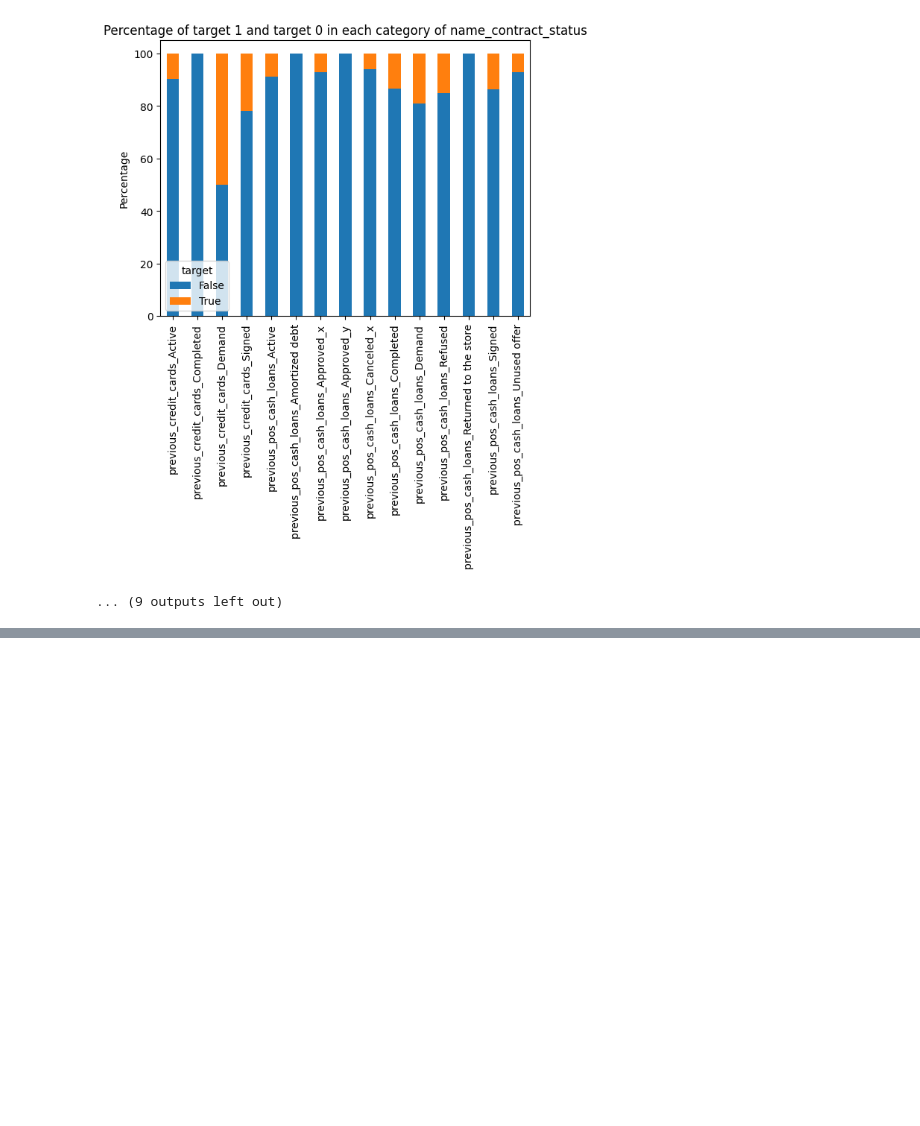
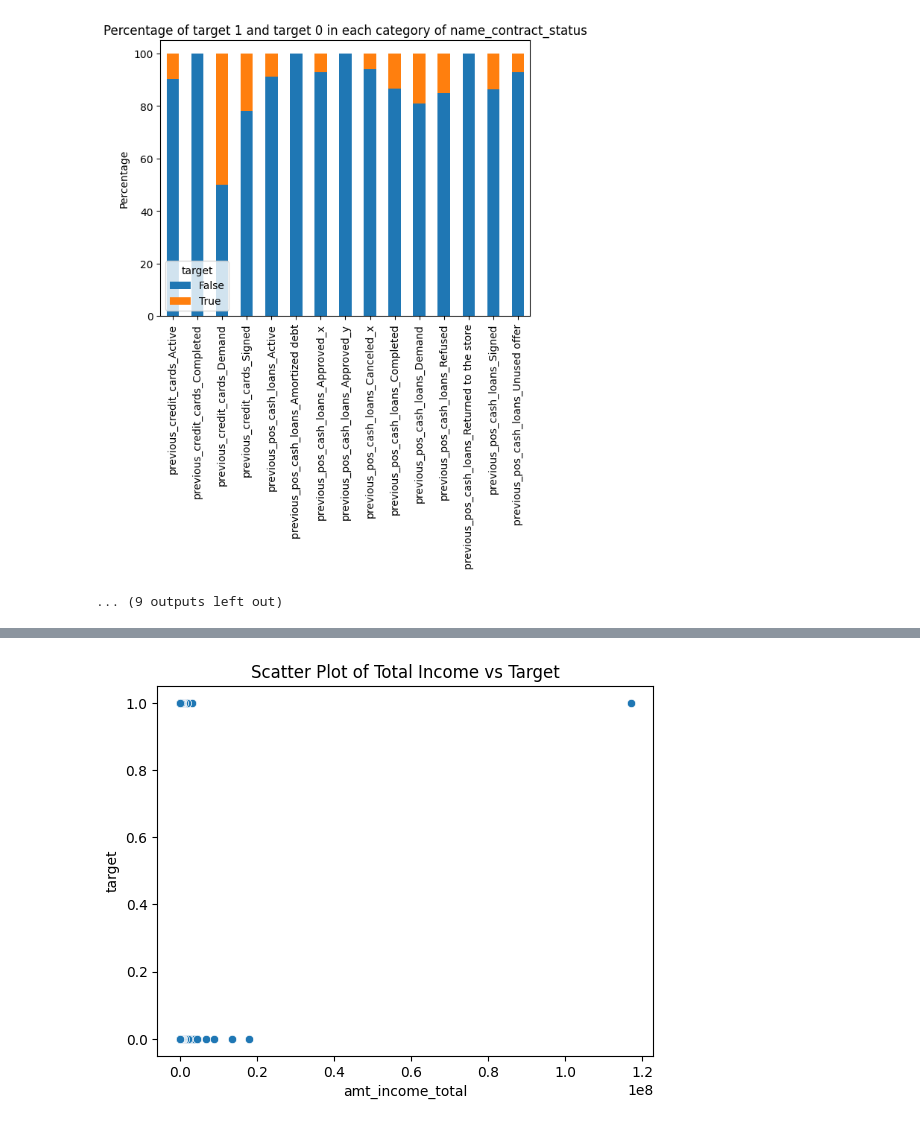
Before and after one commit to anassKEMMOUNE/LBD-FinancialDataAnalysis, a Jupyter notebook: visualization.ipynb, the cells around one changed output, grey strips where cells are left out. Drawn from its saved outputs; the diff is of its cells as text; code cells hidden in the pictures; blank space fills up the shorter version.

```diff
--- a/visualization.ipynb
+++ b/visualization.ipynb
@@ -112,0 +130,6 @@ for original_column, dummy_columns in original_columns.items():
+# %%
+sns.scatterplot(data=full, x='amt_income_total', y='target')
+plt.title('Scatter Plot of Total Income vs Target')
+plt.show()
+# %% [output]
+[figure, added]
```
Also changed, not shown: parts of 6 cells of this notebook.
